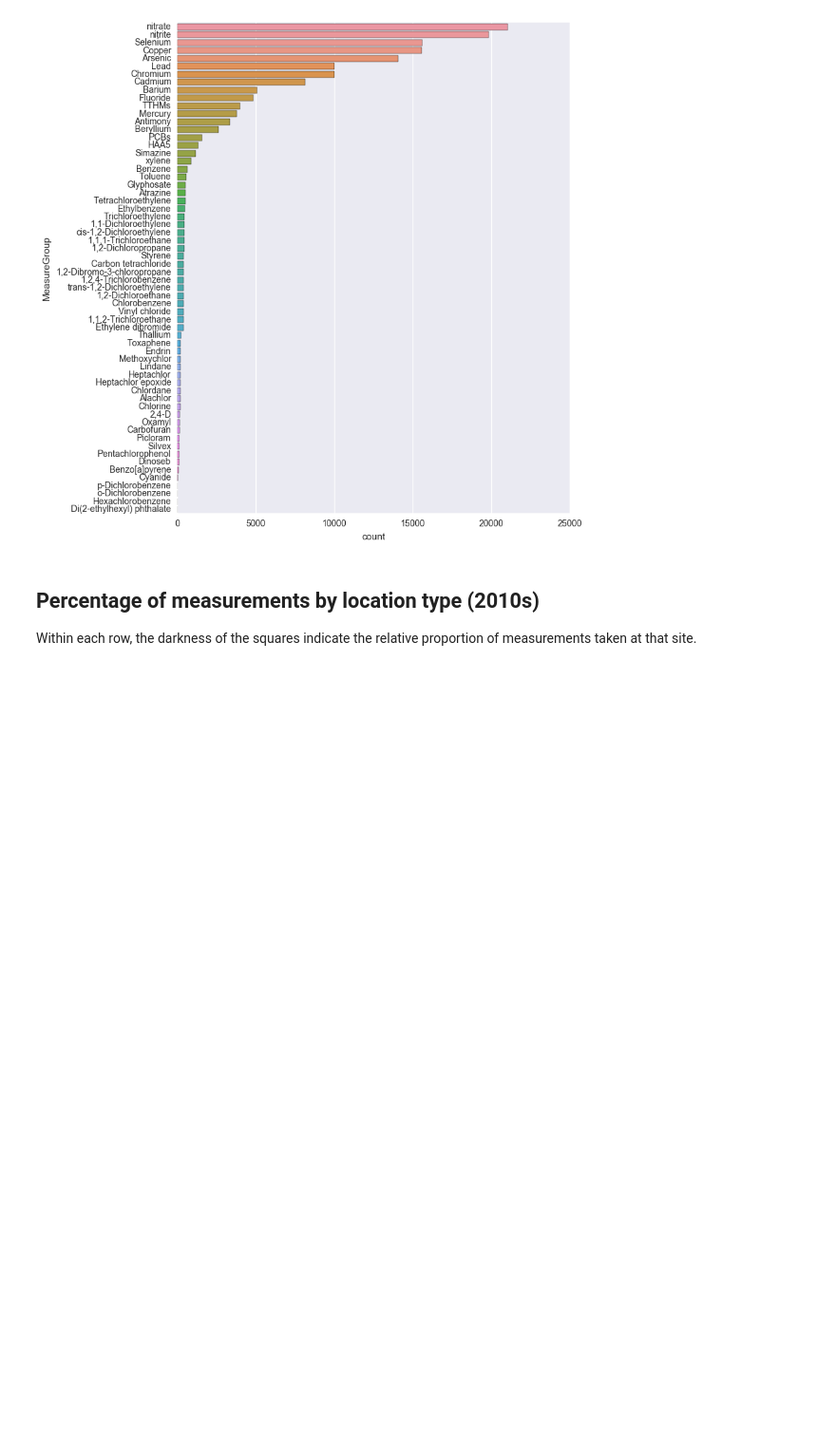
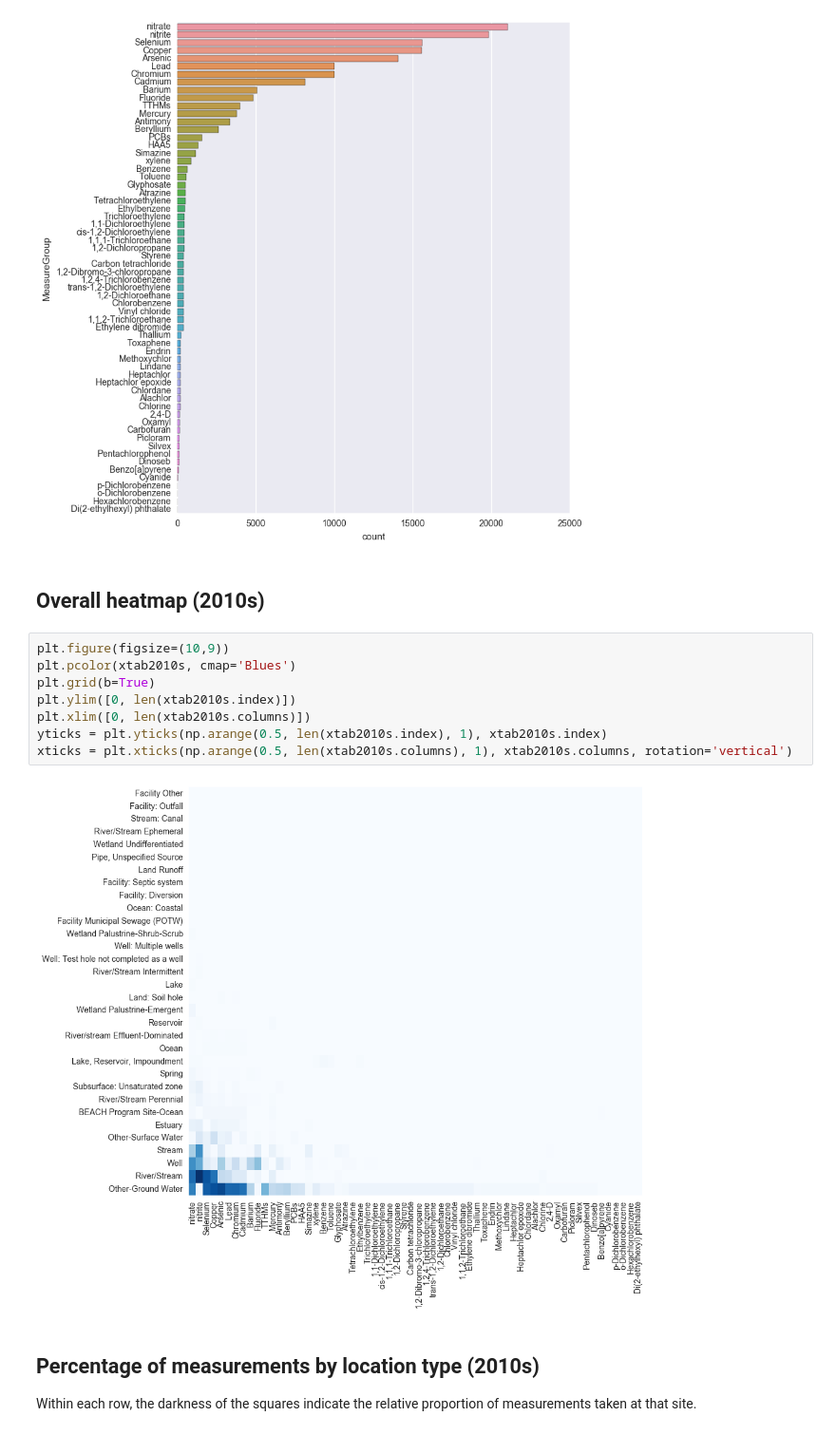
Before and after one commit to SeanU/waq, a Jupyter notebook: exploration/Water Independence.ipynb, the cells around one changed output. Shown at 95% size. Drawn from its saved outputs; the diff is of its cells as text; blank space fills up the shorter version.

```diff
--- a/exploration/Water Independence.ipynb
+++ b/exploration/Water Independence.ipynb
@@ -94,6 +114,18 @@ cp = sns.countplot(y=data2010s.MeasureGroup,
                   order=data2010s.MeasureGroup.value_counts().index)
 # %% [output]
 [figure]
+# %% [markdown]
+## Overall heatmap (2010s)
+# %%
+plt.figure(figsize=(10,9))
+plt.pcolor(xtab2010s, cmap='Blues')
+plt.grid(b=True)
+plt.ylim([0, len(xtab2010s.index)])
+plt.xlim([0, len(xtab2010s.columns)])
+yticks = plt.yticks(np.arange(0.5, len(xtab2010s.index), 1), xtab2010s.index)
+xticks = plt.xticks(np.arange(0.5, len(xtab2010s.columns), 1), xtab2010s.columns, rotation='vertical')
+# %% [output]
+[figure, added]
 # %% [markdown]
 ## Percentage of measurements by location type (2010s)
 Within each row, the darkness of the squares indicate the relative proportion of measurements taken at that site.
```
Also changed, not shown: parts of 8 cells of this notebook.
